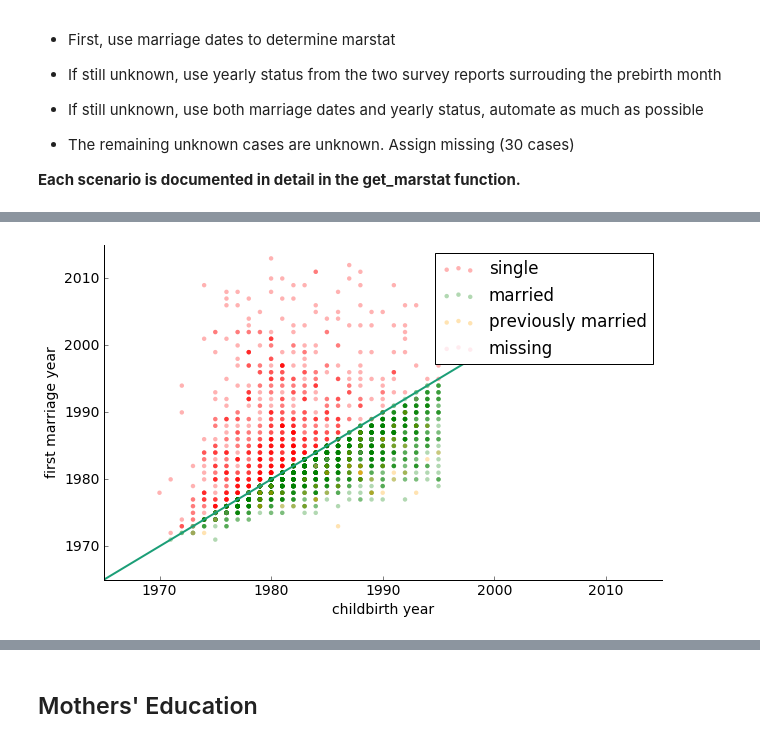
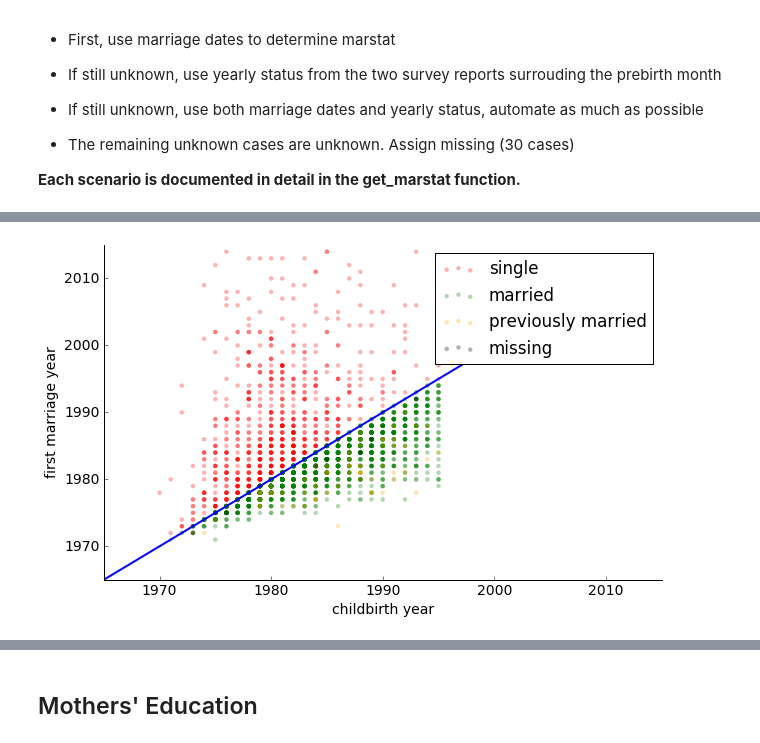
Before and after one commit to jolynn/Optout, a Jupyter notebook: 3IV_construction.ipynb, the cells around one changed output, grey strips where cells are left out. Saved outputs shown, nothing was run; the diff lists cells and outputs as text; code cells hidden in the pictures.

```diff
--- a/3IV_construction.ipynb
+++ b/3IV_construction.ipynb
@@ -8,6 +8,7 @@ The newly enlarged sample
 import numpy as np
 import matplotlib.pyplot as plt
 import pandas as pd
+import itertools
 from collections import defaultdict
 from operator import itemgetter
 from datetime import datetime, timedelta
@@ -15,19 +16,9 @@ from datetime import datetime, timedelta
 # set some nicer defaults for matplotlib
 from matplotlib import rcParams
 
-#these colors come from colorbrewer2.org. Each is an RGB triplet
-dark2_colors = [(0.10588235294117647, 0.6196078431372549, 0.4666666666666667),
-                (0.8509803921568627, 0.37254901960784315, 0.00784313725490196),
-                (0.4588235294117647, 0.4392156862745098, 0.7019607843137254),
-                (0.9058823529411765, 0.1607843137254902, 0.5411764705882353),
-                (0.4, 0.6509803921568628, 0.11764705882352941),
-                (0.9019607843137255, 0.6705882352941176, 0.00784313725490196),
-                (0.6509803921568628, 0.4627450980392157, 0.11372549019607843),
-                (0.4, 0.4, 0.4)]
-
 rcParams['figure.figsize'] = (10, 6)
 rcParams['figure.dpi'] = 150
-rcParams['axes.color_cycle'] = dark2_colors
+#rcParams['axes.color_cycle'] = dark2_colors
 rcParams['lines.linewidth'] = 2
 rcParams['axes.grid'] = False
 rcParams['axes.facecolor'] = 'white'
@@ -1022,14 +1004,11 @@ for i in sample:
     mar_row = marstat_df[marstat_df.caseid_1979==i].iloc[0]
 
     for j in range(1, 4):
-        try: #there is no 'moen3m_xrnd'
-            if mar_row['mobg%sm_xrnd'%j] in [-1, -2, -3, -5] \
-                or mar_row['yrbg%sm_xrnd'%j] in [-1, -2, -3, -5] \
-                or mar_row['moen%sm_xrnd'%j] in [-1, -2, -3, -5] \
-                or mar_row['yren%sm_xrnd'%j] in [-1, -2, -3, -5]:
-                missing.append(i)
-        except KeyError:
-            pass
+        if mar_row['mobg%sm_xrnd'%j] in [-1, -2, -3, -5] \
+            or mar_row['yrbg%sm_xrnd'%j] in [-1, -2, -3, -5] \
+            or mar_row['moen%sm_xrnd'%j] in [-1, -2, -3, -5] \
+            or mar_row['yren%sm_xrnd'%j] in [-1, -2, -3, -5]:
+            missing.append(i)
 
 print len(missing), len(set(missing))
 # %% [output]
@@ -1432,20 +1410,20 @@ Name: childbirth_year, dtype: int64
 # %%
 # plot prebirth month and marriage start year
 married_df = merged[merged.yrbg1m_xrnd > 0]
 plt.scatter(married_df[married_df.marstat==0].childbirth_year, married_df[married_df.marstat==0].yrbg1m_xrnd,
             alpha=0.3, label='single', c='red')
 plt.scatter(married_df[married_df.marstat==1].childbirth_year, married_df[married_df.marstat==1].yrbg1m_xrnd,
             alpha=0.3, label='married', c='green')
 plt.scatter(married_df[married_df.marstat==2].childbirth_year, married_df[married_df.marstat==2].yrbg1m_xrnd,
             alpha=0.3, label='previously married', c='orange')
 plt.scatter(married_df[married_df.marstat.isnull()].childbirth_year, married_df[married_df.marstat.isnull()].yrbg1m_xrnd,
-            alpha=0.3, label='missing', c='pink')
+            alpha=0.3, label='missing', c='black')
 plt.xlim([1965, 2015])
 plt.ylim([1965, 2015])
 plt.plot([1965, 2000], [1965, 2000])
 plt.legend()
 plt.xlabel('childbirth year')
 plt.ylabel('first marriage year')
 remove_border()
 # %% [output]
-[figure, old version]
+[figure, new version]
```
Also changed, not shown: parts of 52 cells of this notebook.
